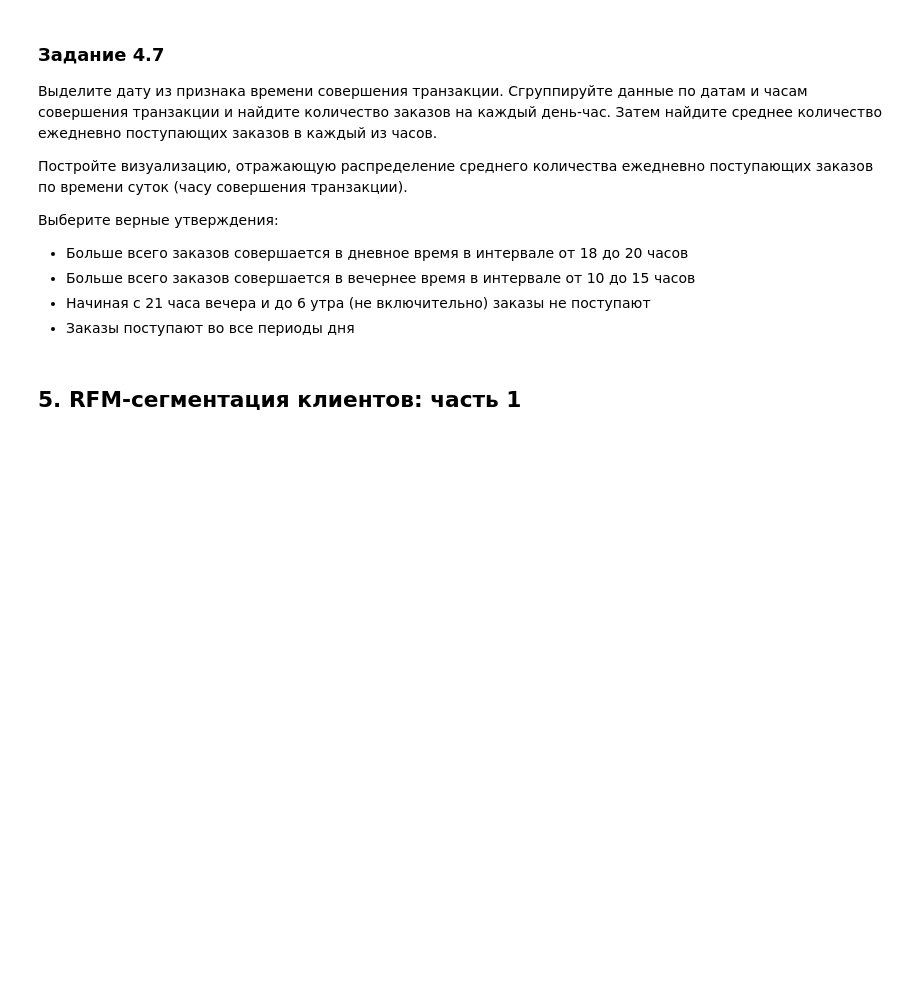
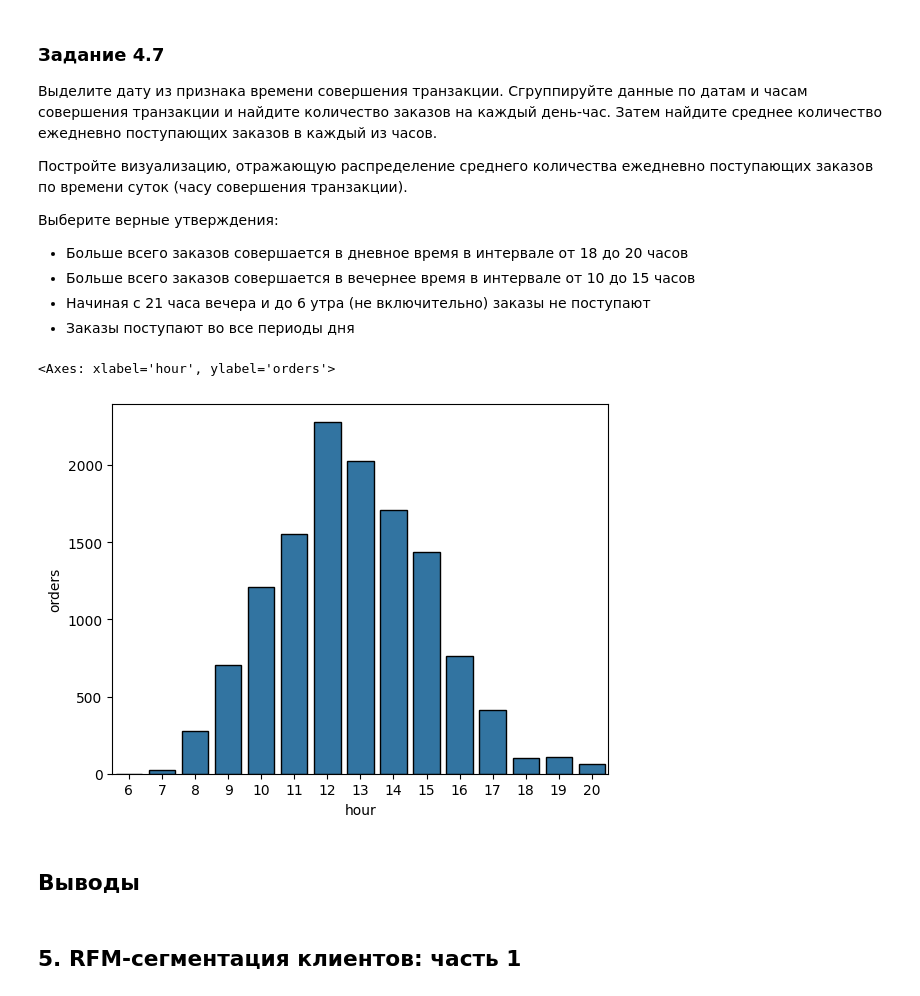
Before and after one commit to Ar1sha/sf, a Jupyter notebook: project_6/Project-6.Сегментирование клиентов онлайн-магазина подарков.ipynb, the cells around one changed output. Cells and saved outputs as stored; diff of their text form; code cells hidden in the pictures; blank space fills up the shorter version.

```diff
--- a/project_6/Project-6.Сегментирование клиентов онлайн-магазина подарков.ipynb
+++ b/project_6/Project-6.Сегментирование клиентов онлайн-магазина подарков.ipynb
@@ -581,6 +591,18 @@ sns.barplot(data=data, x='day_of_week', y='Quantity', estimator='sum')
 * Больше всего заказов совершается в вечернее время в интервале от 10 до 15 часов
 * Начиная с 21 часа вечера и до 6 утра (не включительно) заказы не поступают
 * Заказы поступают во все периоды дня
+# %%
+data['day']= data['InvoiceDate'].dt.day
+data['hour']= data['InvoiceDate'].dt.hour
+orders = data.groupby(['day', 'hour']).size().reset_index(name='orders')
+mean_orders = orders.groupby('hour')['orders'].mean()
+# %%
+sns.barplot(data=mean_orders)
+# %% [output]
+<Axes: xlabel='hour', ylabel='orders'>
+[figure, added]
+# %% [markdown]
+## Выводы
 # %% [markdown]
 ## 5. RFM-сегментация клиентов: часть 1
 # %% [markdown]
```
Also changed, not shown: parts of 25 cells of this notebook.
